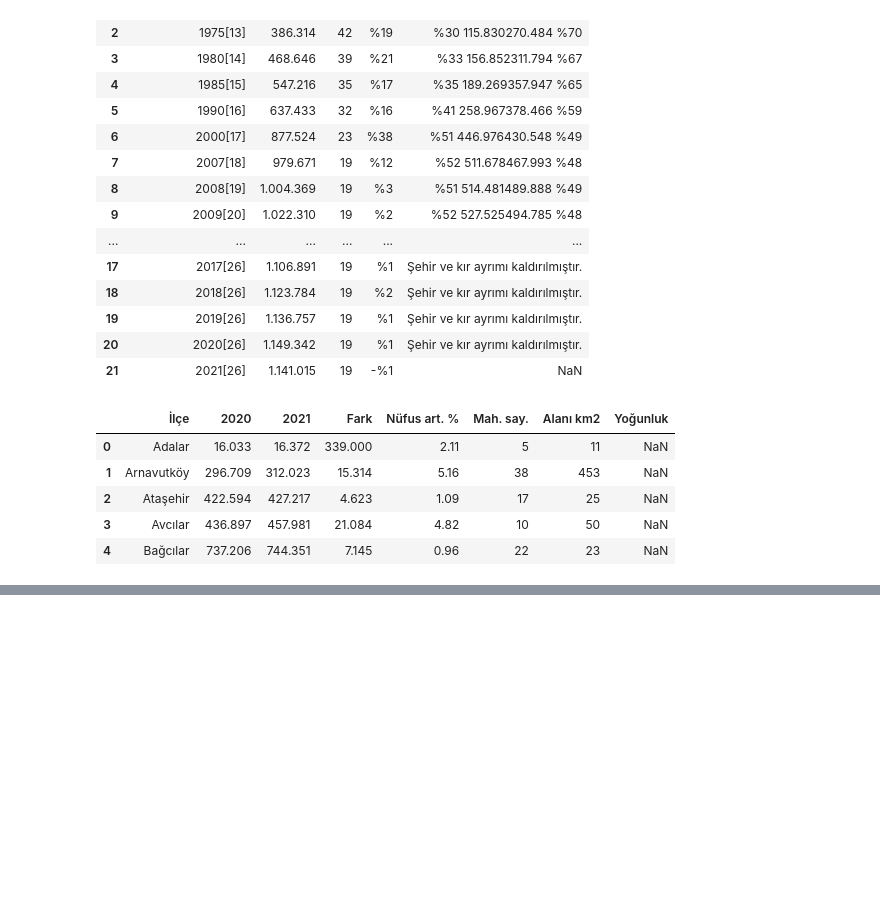
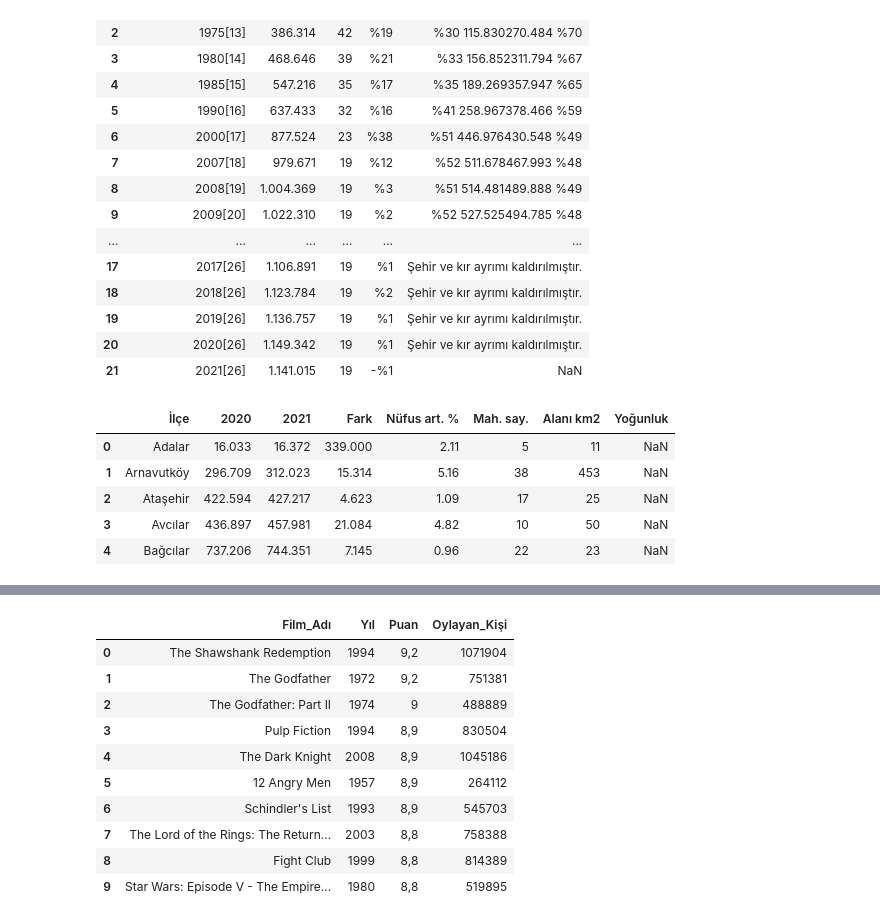
Before and after one commit to mhalil/Pandas_Notlari, a Jupyter notebook: Veri_cercevsi_olustur_veya_ice_aktar.ipynb, the cells around one changed output, grey strips where cells are left out. Drawn from its saved outputs; the diff is of its cells as text; code cells hidden in the pictures; blank space fills up the shorter version.

```diff
--- a/Veri_cercevsi_olustur_veya_ice_aktar.ipynb
+++ b/Veri_cercevsi_olustur_veya_ice_aktar.ipynb
@@ -207,0 +351,15 @@ pano.head()
+# %%
+basliksiz = pd.read_excel("/home/halil/GitHub-mhalil/Pandas_Notlari/Veri_Setleri/SatırAtla.xlsx", skiprows=4)
+basliksiz.head(10)
+# %% [output]
+|  | Film_Adı | Yıl | Puan | Oylayan_Kişi |
+| 0 | The Shawshank Redemption | 1994 | 9,2 | 1071904 |
+| 1 | The Godfather | 1972 | 9,2 | 751381 |
+| 2 | The Godfather: Part II | 1974 | 9 | 488889 |
+| 3 | Pulp Fiction | 1994 | 8,9 | 830504 |
+| 4 | The Dark Knight | 2008 | 8,9 | 1045186 |
+| 5 | 12 Angry Men | 1957 | 8,9 | 264112 |
+| 6 | Schindler's List | 1993 | 8,9 | 545703 |
+| 7 | The Lord of the Rings: The Return... | 2003 | 8,8 | 758388 |
+| 8 | Fight Club | 1999 | 8,8 | 814389 |
+| 9 | Star Wars: Episode V - The Empire... | 1980 | 8,8 | 519895 |
```
Also changed, not shown: parts of 25 cells of this notebook, 8 other files.
